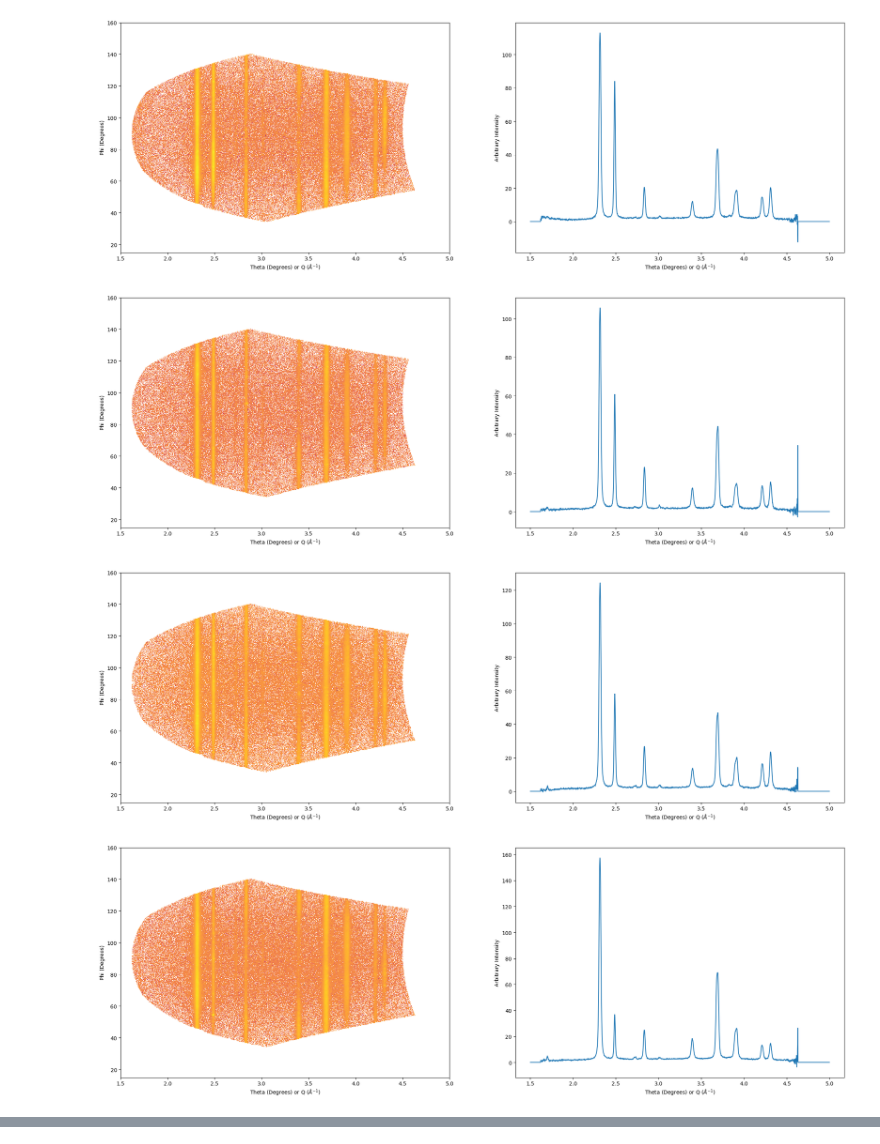
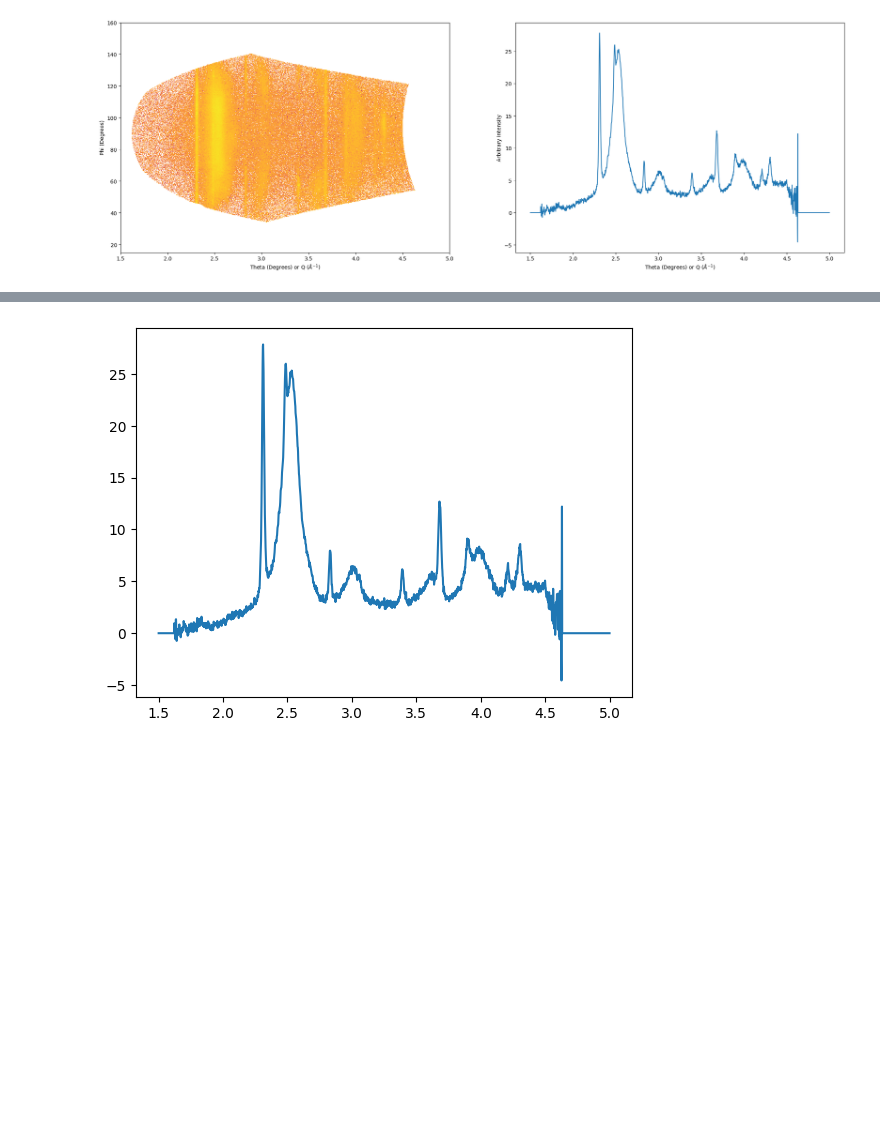
Before and after one commit to mila-fitzgerald/SACLA_RIXS_2025, a Jupyter notebook: XRD/Viewer_SACLA_waterfall.ipynb, the cells around one changed output, grey strips where cells are left out. Drawn from its saved outputs; the diff is of its cells as text; code cells hidden in the pictures; blank space fills up the shorter version.

Commit message:
Updated waterfall plotter to have a cache and only plot new runs.

```diff
--- a/XRD/Viewer_SACLA_waterfall.ipynb
+++ b/XRD/Viewer_SACLA_waterfall.ipynb
@@ -34,36 +30,59 @@ radial_range = [1.5, 5]  # I suggest [0, 90] or [0,15] when changing units
 azim_range = [15, 160]
 # Units of the integration    Either "2th_deg" or "q_A^-1"  You need to change the radial rangne values as well as the string below
 units="q_A^-1"
+# %%
+processed_runs = {}
+# %%
+fpd1_CAKE, fpd1_INT = processed_runs[1621257]['CAKE'], processed_runs[1621257]['INT']
 # %%
-run_numbers = [1620788, 1620789, 1620790, 1620791, 1620792, 1620793]
+run_numbers = [1621257, 1621259]
+# Put the runs you consider to be good below, also include them above.
+good_runs = [1621257]
 ims_fpd1 = False
 fpd1_INTs = False
 export = True
-offset = 50
+offset = 20
+new_runs = {}
+plot_all = False
+plot_good = True
 for idx, run_number in enumerate(run_numbers):
-    im_fpd1 = get_XRD_image(run_number, plot=False)
+    try:
+        fpd1_CAKE, fpd1_INT = processed_runs[run_number]['CAKE'], processed_runs[run_number]['INT']
+    except:
+        im_fpd1 = get_XRD_image(run_number, plot=False)
 
-    if isinstance(ims_fpd1, bool):
-        ims_fpd1 = im_fpd1
+        if isinstance(ims_fpd1, bool):
+            ims_fpd1 = im_fpd1
+        else:
+            ims_fpd1 = np.dstack((ims_fpd1, im_fpd1))
+
+        # pyFAI integration for VAREX 1
+        fpd1_CAKE = fpd1_PONI.integrate2d_ng(im_fpd1 * fpd1_map, npt_rad, npt_azim, azimuth_range=azim_range, radial_range=radial_range, correctSolidAngle=True, polarization_factor=1, unit=units, mask=fpd1_mask)
+        fpd1_INT = fpd1_PONI.integrate1d_ng(im_fpd1 * fpd1_map, npt_rad, azimuth_range=azim_range, radial_range=radial_range, correctSolidAngle=True, polarization_factor=1, unit=units, mask=fpd1_mask)
+
+        processed_runs[run_number] = {}
+        processed_runs[run_number]['CAKE'] = fpd1_CAKE
+        processed_runs[run_number]['INT'] = fpd1_INT
+        new_runs[run_number] = processed_runs[run_number]
+
+    if plot_all:
+        plot(fpd1_CAKE, fpd1_INT, run_number=run_number)
+    elif plot_good:
+        if run_number in good_runs:
+            plot(fpd1_CAKE, fpd1_INT, run_number=run_number)
+        elif run_number in new_runs:
+            plot(fpd1_CAKE, fpd1_INT, run_number=run_number)
     else:
-        ims_fpd1 = np.dstack((ims_fpd1, im_fpd1))
-
-    # pyFAI integration for VAREX 1
-    fpd1_CAKE = fpd1_PONI.integrate2d_ng(im_fpd1 * fpd1_map, npt_rad, npt_azim, azimuth_range=azim_range, radial_range=radial_range, correctSolidAngle=True, polarization_factor=1, unit=units, mask=fpd1_mask)
-    fpd1_INT = fpd1_PONI.integrate1d_ng(im_fpd1 * fpd1_map, npt_rad, azimuth_range=azim_range, radial_range=radial_range, correctSolidAngle=True, polarization_factor=1, unit=units, mask=fpd1_mask)
-
-    plot(fpd1_CAKE, fpd1_INT)
+        if run_number in new_runs:
+            plot(fpd1_CAKE, fpd1_INT, run_number=run_number)
 
     if isinstance(fpd1_INTs, bool):
         fpd1_INTs = fpd1_INT.intensity + (idx*offset)
     else:
         fpd1_INTs = np.vstack((fpd1_INTs, fpd1_INT.intensity + (idx*offset)))
 
     if export:
         lineout_exportrun = np.stack((fpd1_INT.radial, fpd1_INT.intensity),axis=1)
         np.savetxt(f'xys/{run_number}.xy',lineout_exportrun)
 # %% [output]
-[figure, old version]
+[figure, new version]
-[figure, removed]
-[figure, removed]
-[figure, removed]
@@ -72,3 +89,14 @@ for idx, run_number in enumerate(run_numbers):
+# %%
+count=0
+offset=20
+for run_number in good_runs:
+    plt.plot(processed_runs[run_number]['INT'].radial, processed_runs[run_number]['INT'].intensity+count*offset)
+    count+=1
+for run_number in new_runs:
+    plt.plot(processed_runs[run_number]['INT'].radial, processed_runs[run_number]['INT'].intensity+count*offset)
+    count+=1
+# %% [output]
+[figure, added]
 # %%
 plt.plot(fpd1_INT.radial, np.transpose(fpd1_INTs), label=run_numbers)
 plt.legend()
```
Also changed, not shown: parts of 4 cells of this notebook, 1 other file.
